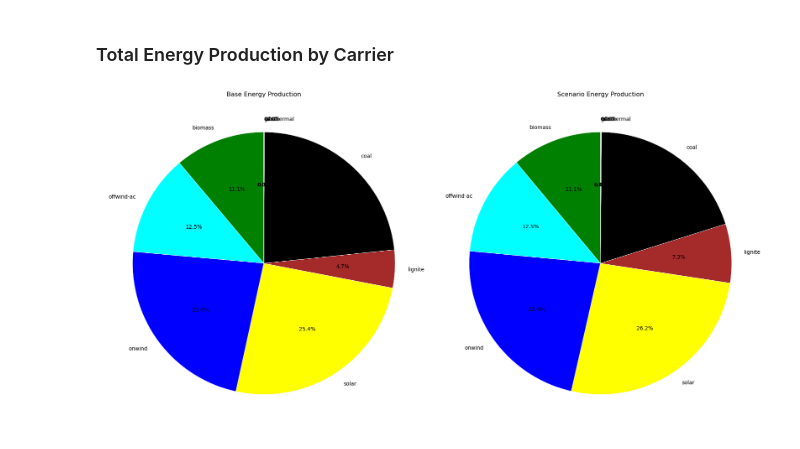
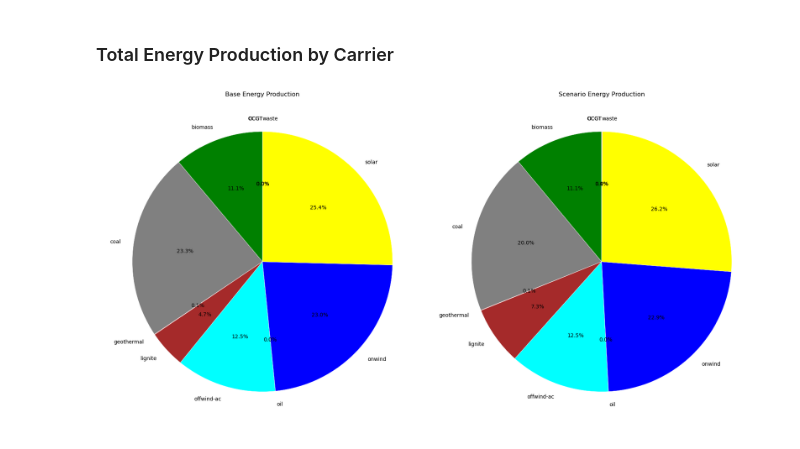
Before and after one commit to Luca2299/pypsa-eur, a Jupyter notebook: notebooks/Comparing_Scenarios.ipynb, the cells around one changed output. Saved outputs shown, nothing was run; the diff lists cells and outputs as text; code cells hidden in the pictures.

```diff
--- a/notebooks/Comparing_Scenarios.ipynb
+++ b/notebooks/Comparing_Scenarios.ipynb
@@ -189,39 +206,43 @@ fig, axes = plt.subplots(1, 2, figsize=(18, 9))
 
 # --- Define Colors and Order (same as dispatch plot) ---
 colors = {
-    "biomass": "green", "coal": "black", "lignite": "brown",
+    "biomass": "green", "coal": "gray", "lignite": "brown",
     "offwind-ac": "cyan", "onwind": "blue", "solar": "yellow",
     "gas": "gray", "oil": "orange", "waste": "pink", "geothermal": "red",
     "OCGT": "lightgray", "CCGT": "darkgray"
 }
 
 # --- Helper function for plotting pie chart ---
 def plot_energy_pie(p_by_carrier, ax, title):
     energy_total = p_by_carrier.sum()
     # Filter out carriers with zero or negligible energy
     energy_total = energy_total[energy_total > 0.1]
 
     # Get colors for the carriers that are present
     pie_colors = [colors.get(carrier, "grey") for carrier in energy_total.index]
 
     energy_total.plot(
         kind="pie",
         ax=ax,
         autopct='%1.1f%%',
         startangle=90,
         title=title,
         colors=pie_colors,
         wedgeprops={'linewidth': 0.5, 'edgecolor': 'white'} # Add white borders for clarity
     )
     ax.set_ylabel("")
 
+# --- Calculate energy production for each scenario ---
+p_by_carrier_base = n_base.generators_t.p.T.groupby(n_base.generators.carrier).sum().T
+p_by_carrier_scenario = n_scenario.generators_t.p.T.groupby(n_scenario.generators.carrier).sum().T
+
+
 # --- Plotting ---
-# These variables are calculated in the "Power Dispatch" cell above
 plot_energy_pie(p_by_carrier_base, axes[0], "Base Energy Production")
 plot_energy_pie(p_by_carrier_scenario, axes[1], "Scenario Energy Production")
 
 
 plt.tight_layout()
 plt.show()
 # %% [output]
-[figure, old version]
+[figure, new version]
```
Also changed, not shown: parts of 1 cell of this notebook, 1 other file.
